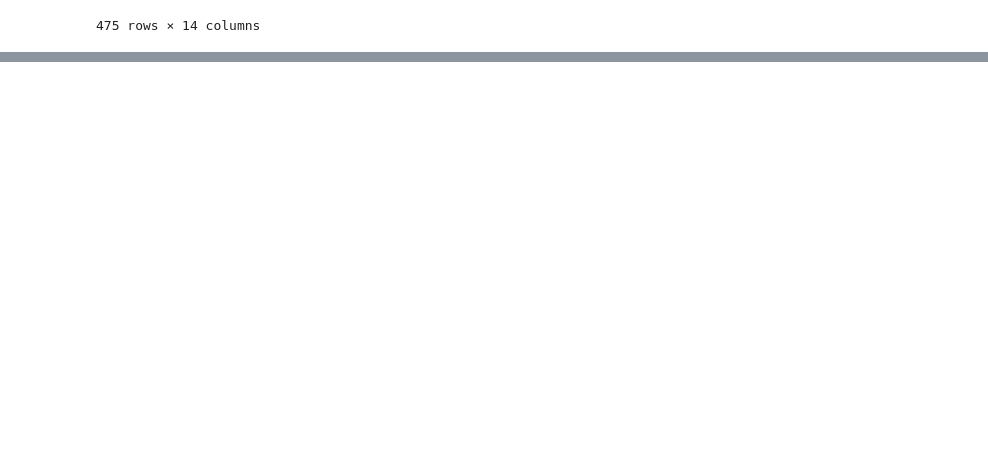
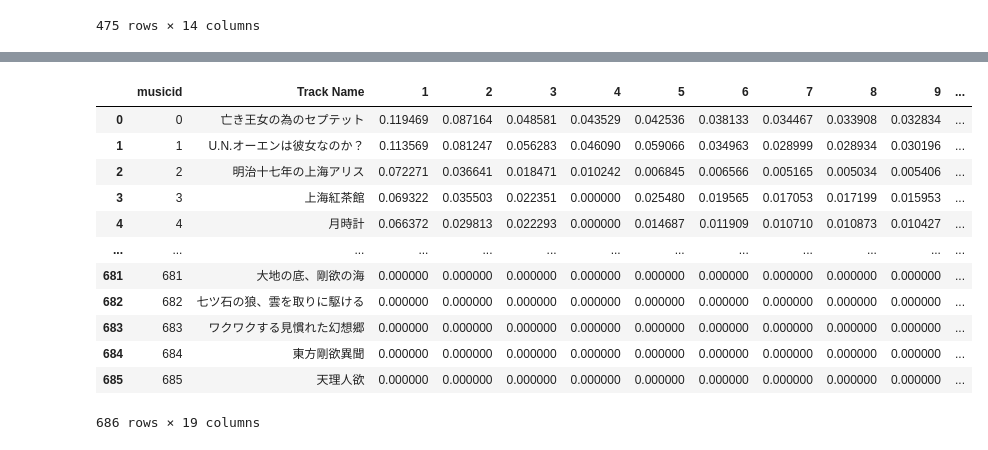
Before and after one commit to xiangze/toubou_vote_analysis, a Jupyter notebook: musicid.ipynb, the cells around one changed output, grey strips where cells are left out. Saved outputs shown, nothing was run; the diff lists cells and outputs as text; code cells hidden in the pictures; blank space fills up the shorter version.

```diff
--- a/musicid.ipynb
+++ b/musicid.ipynb
@@ -207 +267,17 @@ music_point_ratio=music_point_ratio.rename(columns={"名前":"Track Name"})
+# %%
+music_point_ratio
+# %% [output]
+|  | musicid | Track Name | 1 | 2 | 3 | 4 | 5 | 6 | 7 | 8 | 9 | ... |
+| 0 | 0 | 亡き王女の為のセプテット | 0.119469 | 0.087164 | 0.048581 | 0.043529 | 0.042536 | 0.038133 | 0.034467 | 0.033908 | 0.032834 | ... |
+| 1 | 1 | U.N.オーエンは彼女なのか？ | 0.113569 | 0.081247 | 0.056283 | 0.046090 | 0.059066 | 0.034963 | 0.028999 | 0.028934 | 0.030196 | ... |
+| 2 | 2 | 明治十七年の上海アリス | 0.072271 | 0.036641 | 0.018471 | 0.010242 | 0.006845 | 0.006566 | 0.005165 | 0.005034 | 0.005406 | ... |
+| 3 | 3 | 上海紅茶館 | 0.069322 | 0.035503 | 0.022351 | 0.000000 | 0.025480 | 0.019565 | 0.017053 | 0.017199 | 0.015953 | ... |
+| 4 | 4 | 月時計 | 0.066372 | 0.029813 | 0.022293 | 0.000000 | 0.014687 | 0.011909 | 0.010710 | 0.010873 | 0.010427 | ... |
+| ... | ... | ... | ... | ... | ... | ... | ... | ... | ... | ... | ... | ... |
+| 681 | 681 | 大地の底、剛欲の海 | 0.000000 | 0.000000 | 0.000000 | 0.000000 | 0.000000 | 0.000000 | 0.000000 | 0.000000 | 0.000000 | ... |
+| 682 | 682 | 七ツ石の狼、雲を取りに駆ける | 0.000000 | 0.000000 | 0.000000 | 0.000000 | 0.000000 | 0.000000 | 0.000000 | 0.000000 | 0.000000 | ... |
+| 683 | 683 | ワクワクする見慣れた幻想郷 | 0.000000 | 0.000000 | 0.000000 | 0.000000 | 0.000000 | 0.000000 | 0.000000 | 0.000000 | 0.000000 | ... |
+| 684 | 684 | 東方剛欲異聞 | 0.000000 | 0.000000 | 0.000000 | 0.000000 | 0.000000 | 0.000000 | 0.000000 | 0.000000 | 0.000000 | ... |
+| 685 | 685 | 天理人欲 | 0.000000 | 0.000000 | 0.000000 | 0.000000 | 0.000000 | 0.000000 | 0.000000 | 0.000000 | 0.000000 | ... |
+686 rows × 19 columns
 # %%
```
Also changed, not shown: parts of 18 cells of this notebook, 4 other files.
